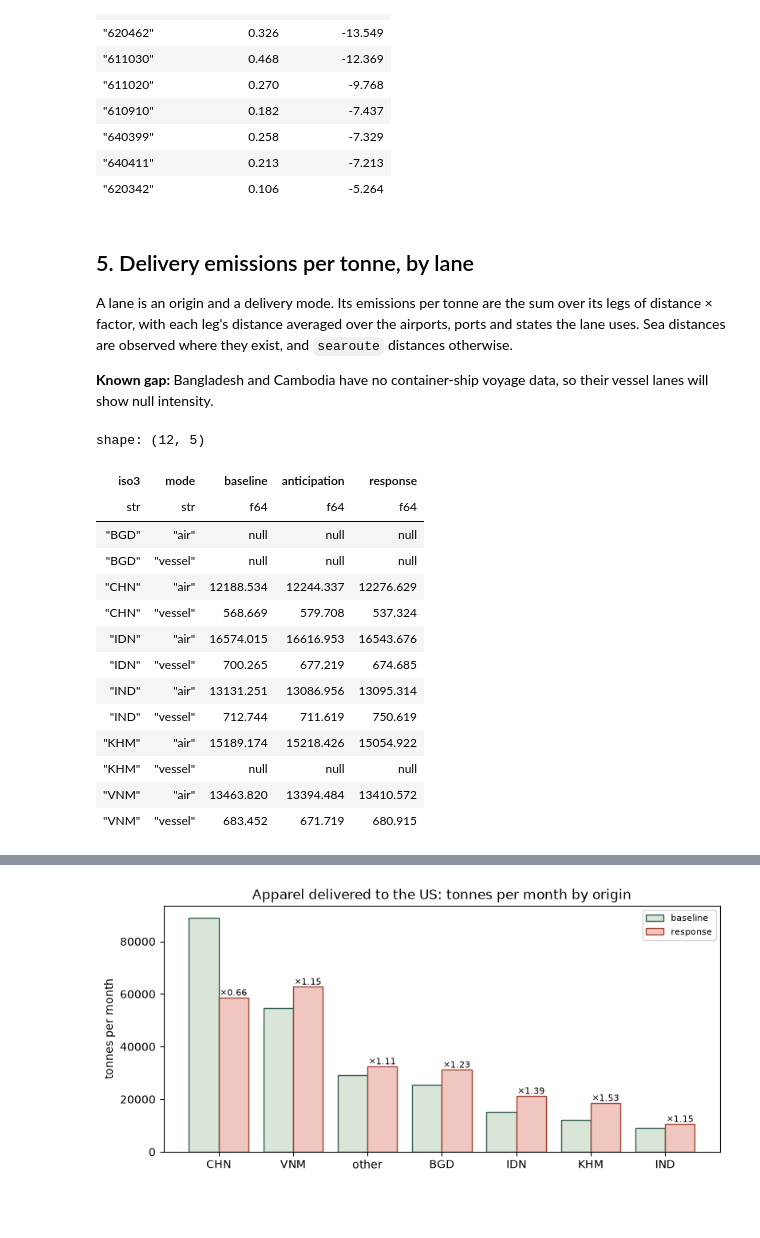
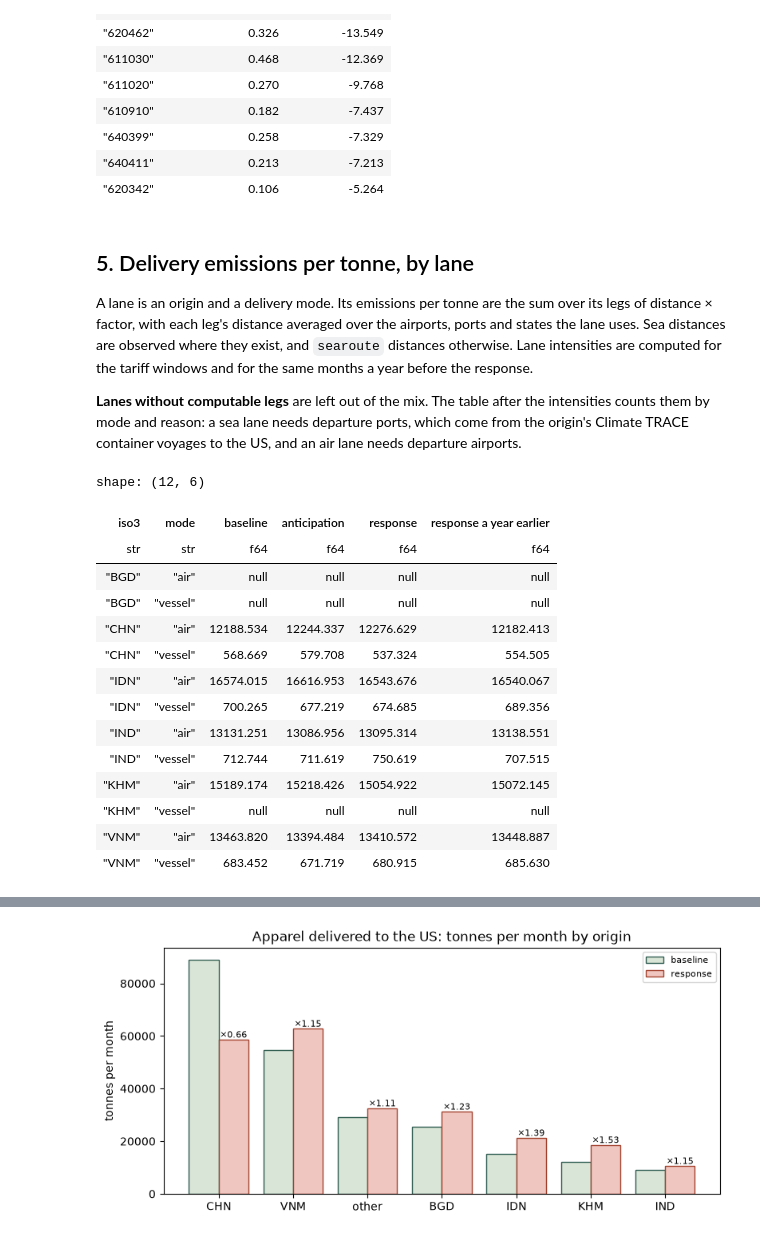
Before and after one commit to mollyegibson/shockt-climate, a Jupyter notebook: analysis/apparel/apparel_tariffs_2025.ipynb, the cells around one changed output, grey strips where cells are left out. Cells and saved outputs as stored; diff of their text form; code cells hidden in the pictures; blank space fills up the shorter version.

```diff
--- a/analysis/apparel/apparel_tariffs_2025.ipynb
+++ b/analysis/apparel/apparel_tariffs_2025.ipynb
@@ -43,7 +48,7 @@ from shockt_engine import (
     window_summary,
 )
 
-from shockt_analysis import cases, core
+from shockt_analysis import case2, cases, core
 from shockt_analysis.settings import REPO_ROOT, get_settings
 
 pl.Config.set_tbl_rows(40)
@@ -52,6 +57,7 @@ pl.Config.set_float_precision(3)
 
 CASE = "tariffs_2025"
 CASE_DIR = REPO_ROOT / "inputs" / "cases" / CASE
+RED_SEA_DIR = REPO_ROOT / "inputs" / "cases" / "panama_red_sea_2023"
 NOTEBOOK = "analysis/apparel/apparel_tariffs_2025.ipynb"
 
 APPAREL = [
@@ -59,10 +65,19 @@ APPAREL = [
     "640419", "620342", "640399", "640391", "640411",
 ]
 NAMED_ORIGINS = ["VNM", "CHN", "BGD", "IDN", "KHM", "IND"]
+RED_SEA_ORIGINS = ["CHN", "VNM", "IDN", "KHM", "BGD", "IND", "LKA", "PAK"]
+PASSAGE_TOLERANCE_KM = 1.0
 
 windows = cases.load_windows(CASE_DIR / "shock_windows.yaml")
-WINDOW_COLORS = {"baseline": "#d9e5d6", "anticipation": "#f3dfb6", "response": "#f0c7c0"}
-[(w.name, w.first, w.last) for w in windows]
+by_name = {w.name: w for w in windows}
+year_earlier = cases.months_earlier(by_name["response"], 12, "response a year earlier")
+WINDOW_COLORS = {
+    "baseline": "#d9e5d6",
+    "anticipation": "#f3dfb6",
+    "response": "#f0c7c0",
+    "response a year earlier": "#c9d8e8",
+}
+[(w.name, w.first, w.last) for w in [*windows, year_earlier]]
 # %% [output]
 [('baseline', datetime.date(2024, 1, 1), datetime.date(2025, 1, 1)),
  ('anticipation', datetime.date(2025, 2, 1), datetime.date(2025, 4, 1)),
@@ -72,10 +90,14 @@ Read everything the notebook needs in one connection.
 # %%
 with core.connect(get_settings()) as conn:
     supply = core.supply(conn, APPAREL)
-    air = core.air_values(conn, APPAREL)
+    values = core.import_values(conn, APPAREL)
+    port_tonnes = core.imports_by_port(conn, APPAREL)
+    transits = core.chokepoint_transits(conn)
+    origins = core.origins(conn)
     node_weights = core.node_weights(conn, APPAREL)
     observed_sea = core.observed_sea(conn)
     distances = {seed: core.distances(conn, seed) for seed in ("sea", "air", "road", "rail")}
+    red_sea_closed = core.distances(conn, "sea", "red_sea_closed")
     crossing_plants = core.crossing_plants(conn)
     factor_rows = core.factors(conn)
     loads = core.current_loads(
@@ -85,6 +107,7 @@ with core.connect(get_settings()) as conn:
             "census_porths",
             "census_statehs",
             "bts_transborder",
+            "portwatch_chokepoints",
             "climatetrace_voyages",
             "bts_t100_segments",
             "uk_ghg_conversion_factors",
@@ -101,6 +124,7 @@ context = cases.LaneContext(
     factors={mode: f.wtw_kg_co2e_per_tkm for mode, f in leg_factors.items()},
     crossing_plants=crossing_plants,
 )
+cty_code = dict(zip(origins["iso3"].to_list(), origins["census_cty_code"].to_list(), strict=True))
 print(f"Supply rows: {supply.height:,}; months {supply['month'].min()} to {supply['month'].max()}")
 pl.DataFrame(
     [
@@ -421,30 +400,35 @@ shape: (10, 3)
 A lane is an origin and a delivery mode. Its emissions per tonne are the sum over its legs of
 distance × factor, with each leg's distance averaged over the airports, ports and states the
 lane uses. Sea distances are observed where they exist, and `searoute` distances otherwise.
+Lane intensities are computed for the tariff windows and for the same months a year before the
+response.
 
-**Known gap:** Bangladesh and Cambodia have no container-ship voyage data, so their vessel
-lanes will show null intensity.
+**Lanes without computable legs** are left out of the mix. The table after the intensities
+counts them by mode and reason: a sea lane needs departure ports, which come from the origin's
+Climate TRACE container voyages to the US, and an air lane needs departure airports.
 # %%
 apparel_lanes, apparel_legs = cases.lane_intensities(supply, APPAREL, windows, context)
+prior_lanes, prior_legs = cases.lane_intensities(supply, APPAREL, [year_earlier], context)
 (
-    apparel_lanes.filter(pl.col("iso3").is_in(NAMED_ORIGINS))
+    pl.concat([apparel_lanes, prior_lanes])
+    .filter(pl.col("iso3").is_in(NAMED_ORIGINS))
     .pivot(on="window", index=["iso3", "mode"], values="kg_co2e_per_t")
-    .select("iso3", "mode", *[w.name for w in windows])
+    .select("iso3", "mode", *[w.name for w in windows], year_earlier.name)
     .sort("iso3", "mode")
 )
 # %% [output]
-shape: (12, 5)
+shape: (12, 6)
-| iso3 | mode | baseline | anticipation | response |
-| str | str | f64 | f64 | f64 |
-| "BGD" | "air" | null | null | null |
-| "BGD" | "vessel" | null | null | null |
-| "CHN" | "air" | 12188.534 | 12244.337 | 12276.629 |
-| "CHN" | "vessel" | 568.669 | 579.708 | 537.324 |
-| "IDN" | "air" | 16574.015 | 16616.953 | 16543.676 |
-| "IDN" | "vessel" | 700.265 | 677.219 | 674.685 |
-| "IND" | "air" | 13131.251 | 13086.956 | 13095.314 |
-| "IND" | "vessel" | 712.744 | 711.619 | 750.619 |
-| "KHM" | "air" | 15189.174 | 15218.426 | 15054.922 |
-| "KHM" | "vessel" | null | null | null |
-| "VNM" | "air" | 13463.820 | 13394.484 | 13410.572 |
-| "VNM" | "vessel" | 683.452 | 671.719 | 680.915 |
+| iso3 | mode | baseline | anticipation | response | response a year earlier |
+| str | str | f64 | f64 | f64 | f64 |
+| "BGD" | "air" | null | null | null | null |
+| "BGD" | "vessel" | null | null | null | null |
+| "CHN" | "air" | 12188.534 | 12244.337 | 12276.629 | 12182.413 |
+| "CHN" | "vessel" | 568.669 | 579.708 | 537.324 | 554.505 |
+| "IDN" | "air" | 16574.015 | 16616.953 | 16543.676 | 16540.067 |
+| "IDN" | "vessel" | 700.265 | 677.219 | 674.685 | 689.356 |
+| "IND" | "air" | 13131.251 | 13086.956 | 13095.314 | 13138.551 |
+| "IND" | "vessel" | 712.744 | 711.619 | 750.619 | 707.515 |
+| "KHM" | "air" | 15189.174 | 15218.426 | 15054.922 | 15072.145 |
+| "KHM" | "vessel" | null | null | null | null |
+| "VNM" | "air" | 13463.820 | 13394.484 | 13410.572 | 13448.887 |
+| "VNM" | "vessel" | 683.452 | 671.719 | 680.915 | 685.630 |
```
Also changed, not shown: parts of 27 cells of this notebook, 16 other files.
